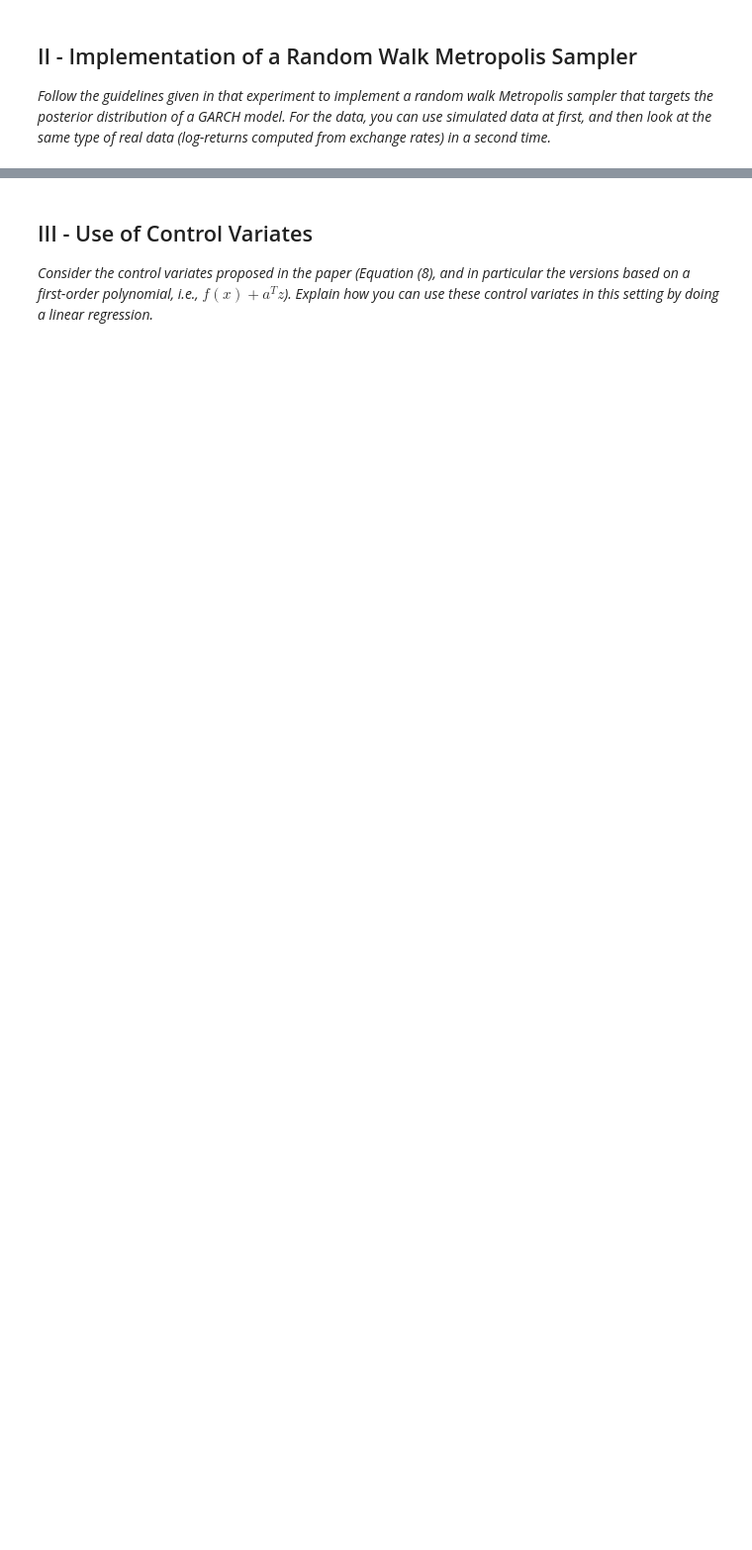
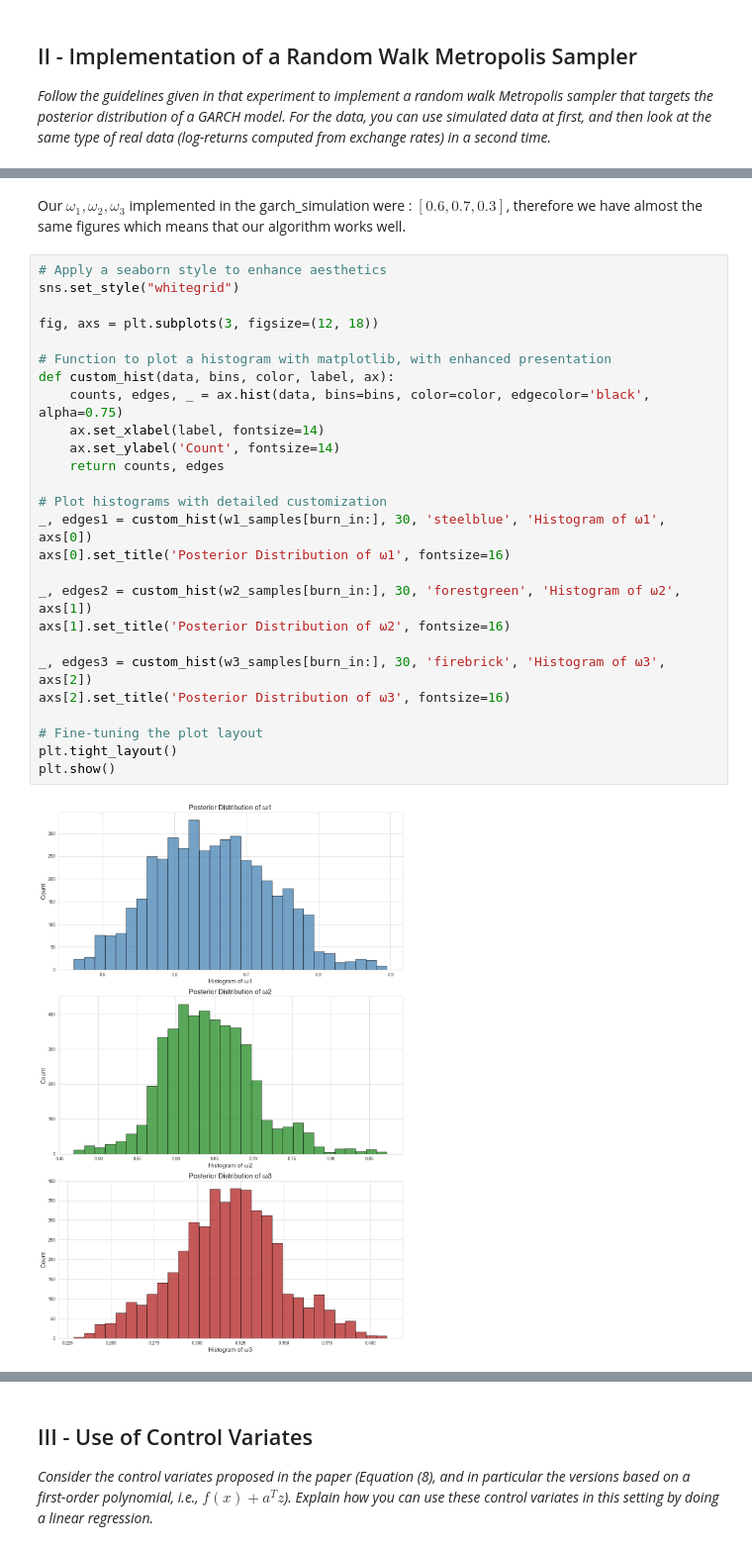
Before and after one commit to AntoineGilsonGH/Monte-Carlo-GARCH, a Jupyter notebook: Projet_MCMC_GARCH.ipynb, the cells around one changed output, grey strips where cells are left out. Shown at 99% size. Drawn from its saved outputs; the diff is of its cells as text; blank space fills up the shorter version.

```diff
--- a/Projet_MCMC_GARCH.ipynb
+++ b/Projet_MCMC_GARCH.ipynb
@@ -31,0 +281,30 @@ Cet article présente également certaines méthodes Lasso (LSLasso et LSLasso(X
+# %% [markdown]
+Our $\omega_1,\omega_2,\omega_3$ implemented in the garch_simulation were : $[0.6, 0.7, 0.3]$, therefore we have almost the same figures which means that our algorithm works well.
+# %%
+# Apply a seaborn style to enhance aesthetics
+sns.set_style("whitegrid")
+
+fig, axs = plt.subplots(3, figsize=(12, 18))
+
+# Function to plot a histogram with matplotlib, with enhanced presentation
+def custom_hist(data, bins, color, label, ax):
+    counts, edges, _ = ax.hist(data, bins=bins, color=color, edgecolor='black', alpha=0.75)
+    ax.set_xlabel(label, fontsize=14)
+    ax.set_ylabel('Count', fontsize=14)
+    return counts, edges
+
+# Plot histograms with detailed customization
+_, edges1 = custom_hist(w1_samples[burn_in:], 30, 'steelblue', 'Histogram of ω1', axs[0])
+axs[0].set_title('Posterior Distribution of ω1', fontsize=16)
+
+_, edges2 = custom_hist(w2_samples[burn_in:], 30, 'forestgreen', 'Histogram of ω2', axs[1])
+axs[1].set_title('Posterior Distribution of ω2', fontsize=16)
+
+_, edges3 = custom_hist(w3_samples[burn_in:], 30, 'firebrick', 'Histogram of ω3', axs[2])
+axs[2].set_title('Posterior Distribution of ω3', fontsize=16)
+
+# Fine-tuning the plot layout
+plt.tight_layout()
+plt.show()
+# %% [output]
+[figure, added]
```
Also changed, not shown: parts of 124 cells of this notebook, 1 other file.
